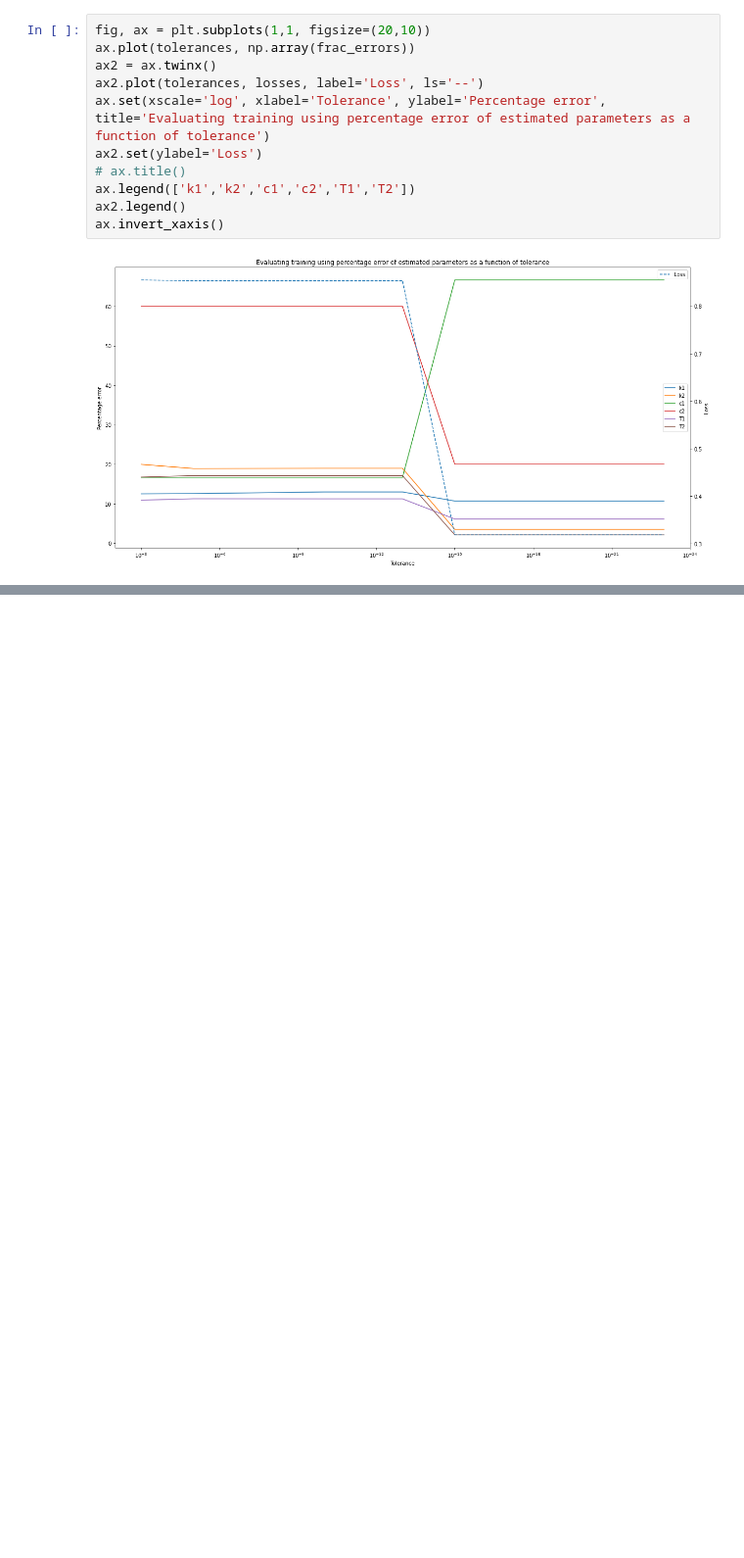
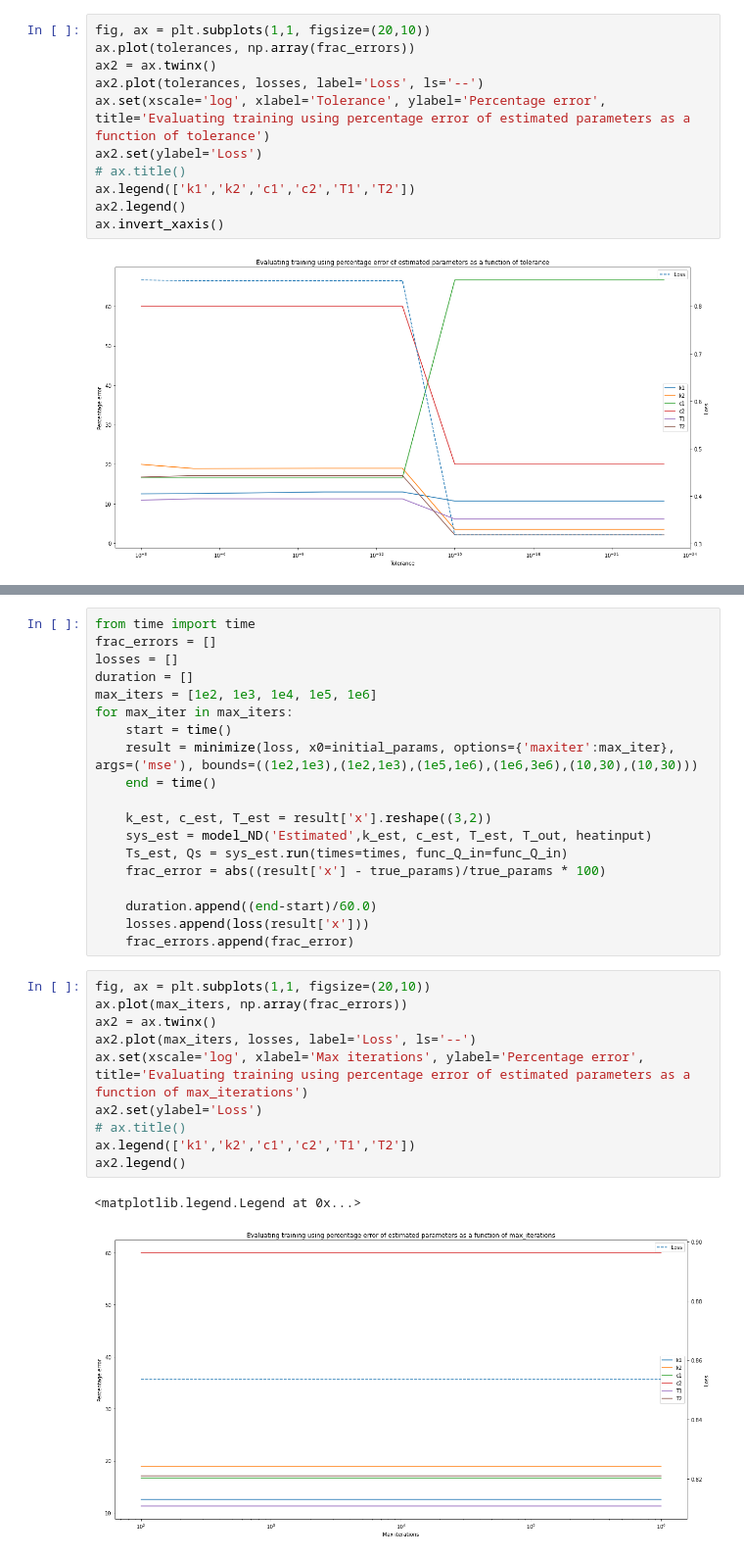
Before and after one commit to harry-rendell/building_simulation, a Jupyter notebook: param_estimation.ipynb, the cells around one changed output, grey strips where cells are left out. Shown at 98% size. Drawn from its saved outputs; the diff is of its cells as text; blank space fills up the shorter version.

```diff
--- a/param_estimation.ipynb
+++ b/param_estimation.ipynb
@@ -258,0 +260,32 @@ ax.invert_xaxis()
+# %%
+from time import time
+frac_errors = []
+losses = []
+duration = []
+max_iters = [1e2, 1e3, 1e4, 1e5, 1e6]
+for max_iter in max_iters:
+    start = time()
+    result = minimize(loss, x0=initial_params, options={'maxiter':max_iter}, args=('mse'), bounds=((1e2,1e3),(1e2,1e3),(1e5,1e6),(1e6,3e6),(10,30),(10,30)))
+    end = time()
+
+    k_est, c_est, T_est = result['x'].reshape((3,2))
+    sys_est = model_ND('Estimated',k_est, c_est, T_est, T_out, heatinput)
+    Ts_est, Qs = sys_est.run(times=times, func_Q_in=func_Q_in)
+    frac_error = abs((result['x'] - true_params)/true_params * 100)
+
+    duration.append((end-start)/60.0)
+    losses.append(loss(result['x']))
+    frac_errors.append(frac_error)
+# %%
+fig, ax = plt.subplots(1,1, figsize=(20,10))
+ax.plot(max_iters, np.array(frac_errors))
+ax2 = ax.twinx()
+ax2.plot(max_iters, losses, label='Loss', ls='--')
+ax.set(xscale='log', xlabel='Max iterations', ylabel='Percentage error', title='Evaluating training using percentage error of estimated parameters as a function of max_iterations')
+ax2.set(ylabel='Loss')
+# ax.title()
+ax.legend(['k1','k2','c1','c2','T1','T2'])
+ax2.legend()
+# %% [output]
+<matplotlib.legend.Legend at 0x...>
+[figure, added]
```
Also changed, not shown: parts of 6 cells of this notebook.
